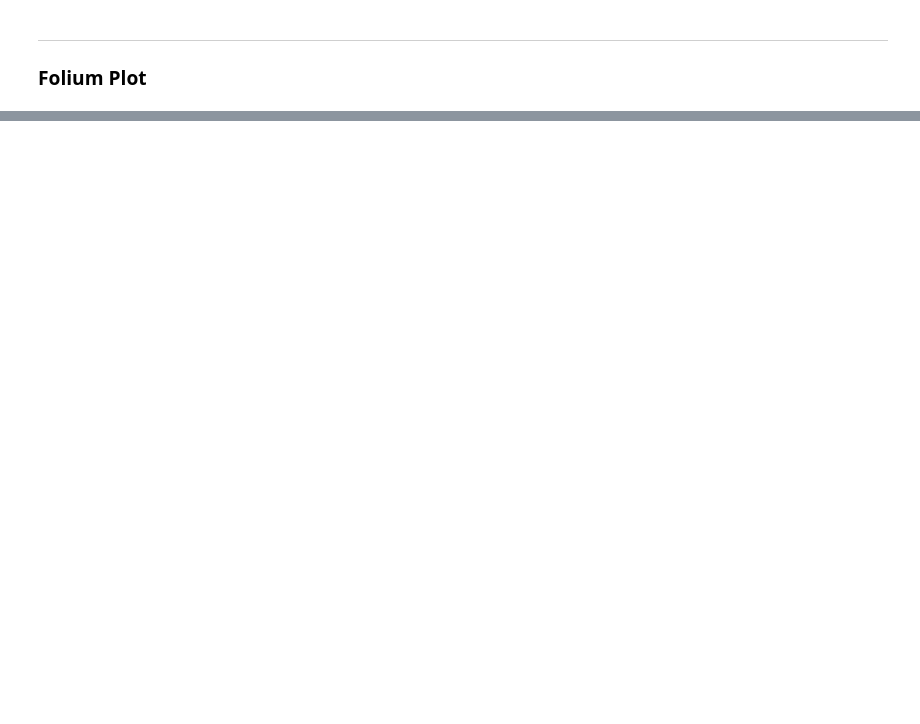
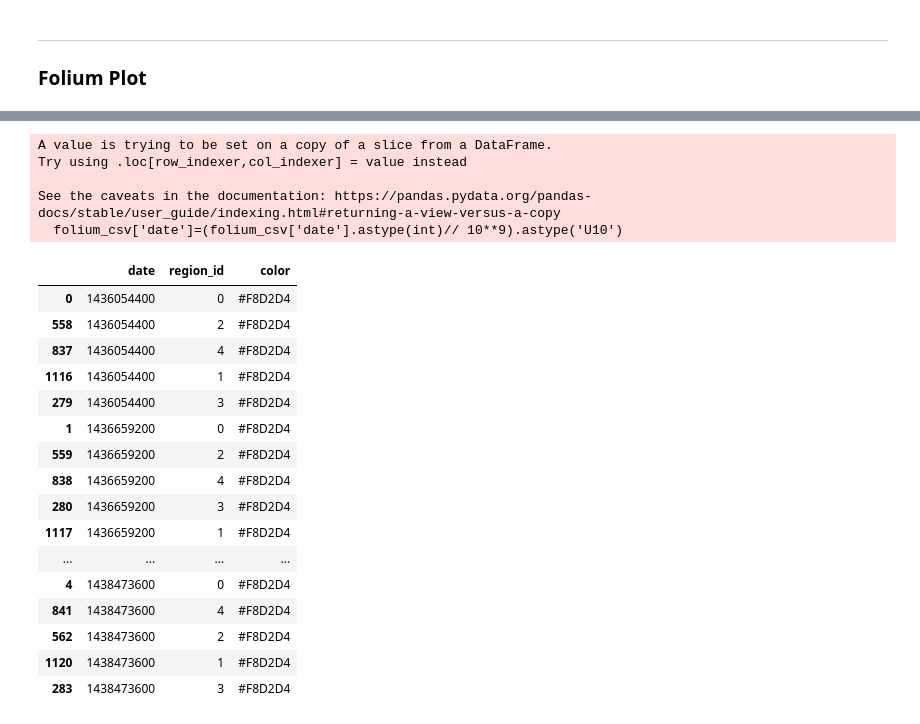
Before and after one commit to sherenaLIM/Predictive-Model-for-Dengue-Forked, a Jupyter notebook: visualisations/02_EDA_Region.ipynb, the cells around one changed output, grey strips where cells are left out. Drawn from its saved outputs; the diff is of its cells as text; code cells hidden in the pictures; blank space fills up the shorter version.

Commit message:
folium_update

```diff
--- a/visualisations/02_EDA_Region.ipynb
+++ b/visualisations/02_EDA_Region.ipynb
@@ -113,0 +275,5 @@ plt.legend(['recent_cases_in_cluster_central',
+# %%
+# Divide the range of cases into 10 bins and assign each part a color
+# Assign a color to each day of every planning_area based on the total number of active dengue cases
+bins=np.linspace(min(df_melted['cases']),max(df_melted['cases']),5)
+bins
@@ -113,0 +282,10 @@ plt.legend(['recent_cases_in_cluster_central',
+# %%
+# Coloring planning areas with active dengue cases
+df_melted['color']=pd.cut(df_melted['cases'],bins,labels=['#F8D2D4','#EBA1A8','#D13E50','#C50D24'],include_lowest=False)
+
+# Coloring planning areas with no active cases but previously had
+df_melted['color'].replace(np.nan,'#32CD32',inplace=True)
+# %%
+# Isolate required three columns of the dataset for further analysis
+folium_csv=df_melted[['date','region_id','color']]
+folium_csv.head()
@@ -113,0 +299,35 @@ plt.legend(['recent_cases_in_cluster_central',
+# %%
+# TimeSliderChoropleth takes time in milliseconds and also takes the whole dataset in the form of an area name indexed dictionary
+folium_csv['date']=(folium_csv['date'].astype(int)// 10**9).astype('U10')
+dengue_dict={}
+
+for i in folium_csv['region_id'].unique():
+    dengue_dict[i]={}
+    for j in folium_csv[folium_csv['region_id']==i].set_index(['region_id']).values:
+        dengue_dict[i][j[0]]={'color':j[1],'opacity':0.7}
+# %% [output]
+A value is trying to be set on a copy of a slice from a DataFrame.
+Try using .loc[row_indexer,col_indexer] = value instead
+
+See the caveats in the documentation: https://pandas.pydata.org/pandas-docs/stable/user_guide/indexing.html#returning-a-view-versus-a-copy
+  folium_csv['date']=(folium_csv['date'].astype(int)// 10**9).astype('U10')
+# %%
+folium_csv.head(25)
+# %% [output]
+|  | date | region_id | color |
+| 0 | 1436054400 | 0 | #F8D2D4 |
+| 558 | 1436054400 | 2 | #F8D2D4 |
+| 837 | 1436054400 | 4 | #F8D2D4 |
+| 1116 | 1436054400 | 1 | #F8D2D4 |
+| 279 | 1436054400 | 3 | #F8D2D4 |
+| 1 | 1436659200 | 0 | #F8D2D4 |
+| 559 | 1436659200 | 2 | #F8D2D4 |
+| 838 | 1436659200 | 4 | #F8D2D4 |
+| 280 | 1436659200 | 3 | #F8D2D4 |
+| 1117 | 1436659200 | 1 | #F8D2D4 |
+| ... | ... | ... | ... |
+| 4 | 1438473600 | 0 | #F8D2D4 |
+| 841 | 1438473600 | 4 | #F8D2D4 |
+| 562 | 1438473600 | 2 | #F8D2D4 |
+| 1120 | 1438473600 | 1 | #F8D2D4 |
+| 283 | 1438473600 | 3 | #F8D2D4 |
```
Also changed, not shown: parts of 40 cells of this notebook, 4 other files.
